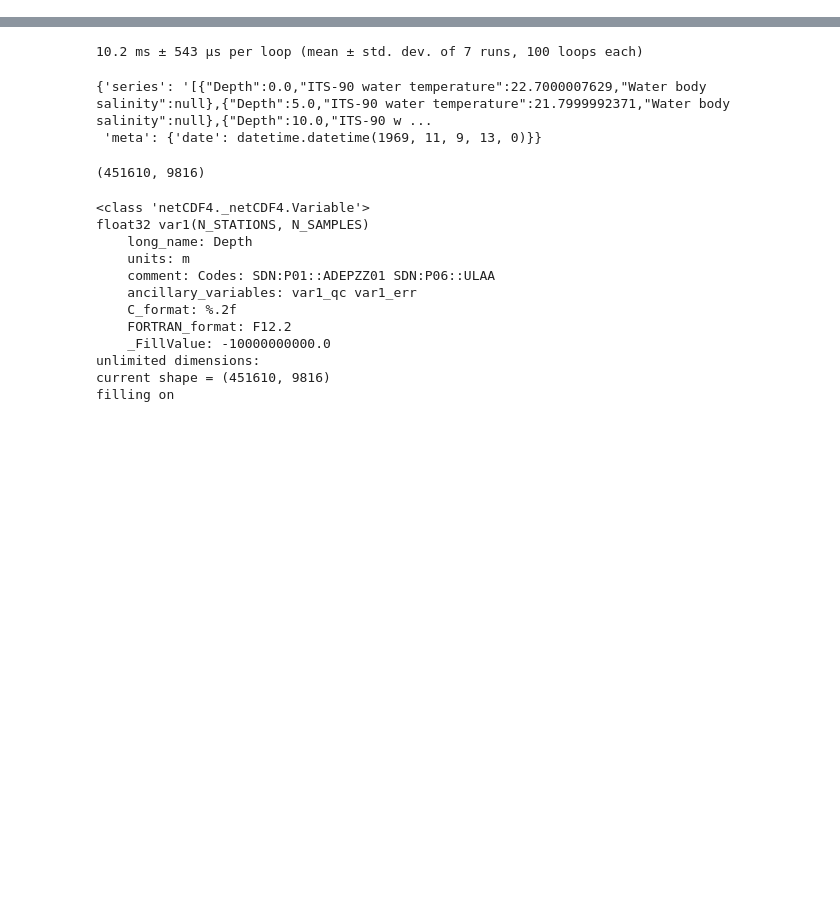
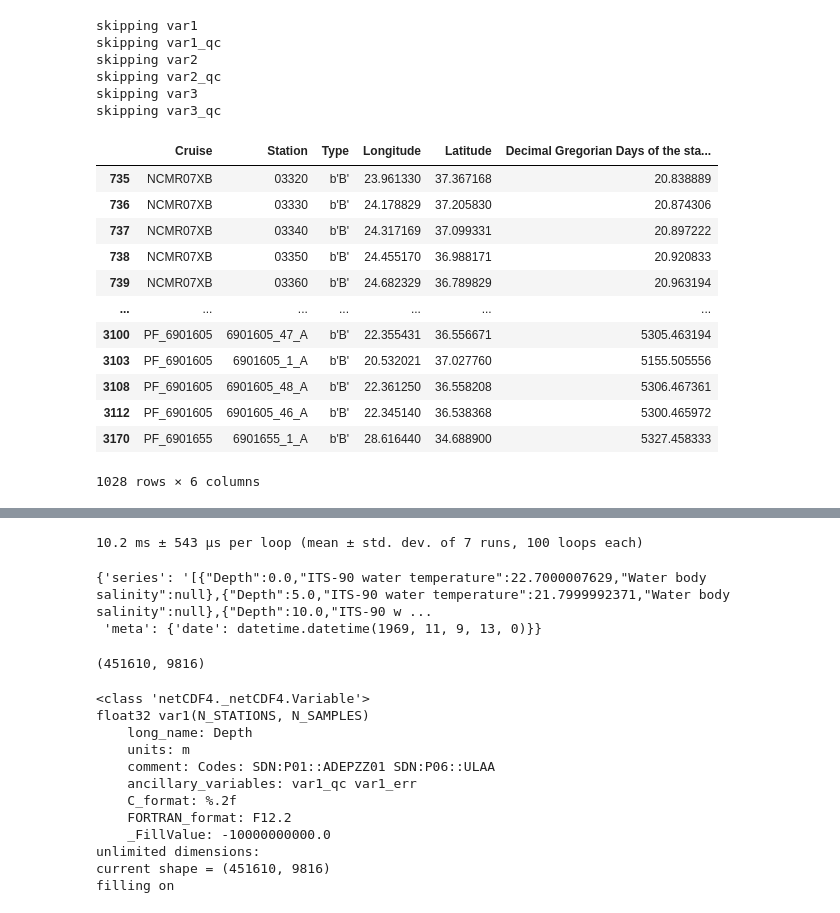
Before and after one commit to openearth/sdc-visualization, a Jupyter notebook: notebooks/timeseries.ipynb, the cells around one changed output, grey strips where cells are left out. Saved outputs shown, nothing was run; the diff lists cells and outputs as text; code cells hidden in the pictures; blank space fills up the shorter version.

```diff
--- a/notebooks/timeseries.ipynb
+++ b/notebooks/timeseries.ipynb
@@ -44,0 +42,38 @@ cdi_ids = netCDF4.chartostring(ds.variables['metavar4'][:])
+# %%
+vars = {}
+for name in ds.variables:
+    var = ds.variables[name]
+    if var.long_name:
+        column = var.long_name
+    else:
+        column = name
+
+    if var.dtype == 'S1' and len(var.dimensions) == 2:
+        vars[column] = netCDF4.chartostring(var[:])
+    elif len(var.dimensions) > 1:
+        print('skipping',  name)
+        continue
+    else:
+        vars[column] = var[:]
+df = pd.DataFrame(vars)
+df[df.Type == b'B']
+# %% [output]
+skipping var1
+skipping var1_qc
+skipping var2
+skipping var2_qc
+skipping var3
+skipping var3_qc
+|  | Cruise | Station | Type | Longitude | Latitude | Decimal Gregorian Days of the sta... |
+| 735 | NCMR07XB | 03320 | b'B' | 23.961330 | 37.367168 | 20.838889 |
+| 736 | NCMR07XB | 03330 | b'B' | 24.178829 | 37.205830 | 20.874306 |
+| 737 | NCMR07XB | 03340 | b'B' | 24.317169 | 37.099331 | 20.897222 |
+| 738 | NCMR07XB | 03350 | b'B' | 24.455170 | 36.988171 | 20.920833 |
+| 739 | NCMR07XB | 03360 | b'B' | 24.682329 | 36.789829 | 20.963194 |
+| ... | ... | ... | ... | ... | ... | ... |
+| 3100 | PF_6901605 | 6901605_47_A | b'B' | 22.355431 | 36.556671 | 5305.463194 |
+| 3103 | PF_6901605 | 6901605_1_A | b'B' | 20.532021 | 37.027760 | 5155.505556 |
+| 3108 | PF_6901605 | 6901605_48_A | b'B' | 22.361250 | 36.558208 | 5306.467361 |
+| 3112 | PF_6901605 | 6901605_46_A | b'B' | 22.345140 | 36.538368 | 5300.465972 |
+| 3170 | PF_6901655 | 6901655_1_A | b'B' | 28.616440 | 34.688900 | 5327.458333 |
+1028 rows × 6 columns
```
Also changed, not shown: parts of 16 cells of this notebook.
